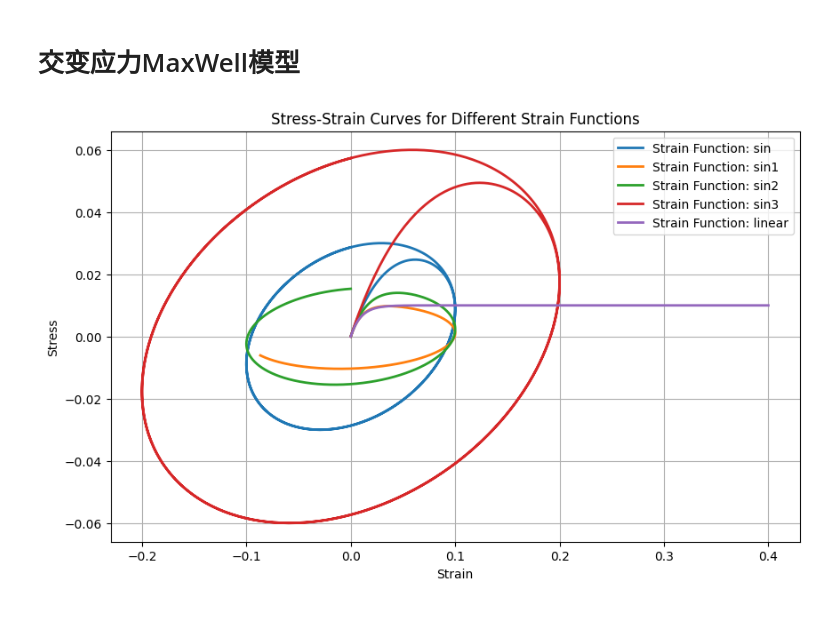
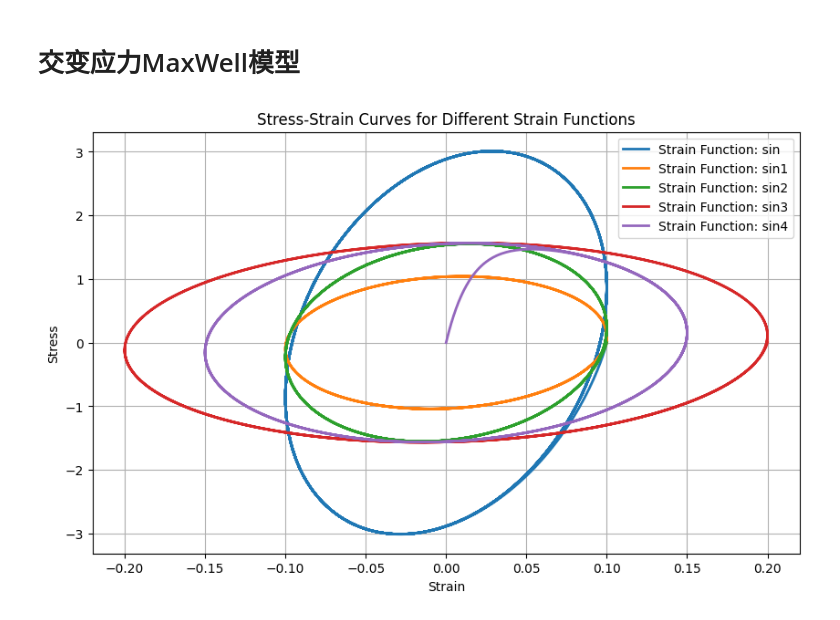
Before and after one commit to xiaolihuamao/Constitutive_Equation, a Jupyter notebook: stress_strain_fitting/data_generator.ipynb, the cells around one changed output. Saved outputs shown, nothing was run; the diff lists cells and outputs as text; code cells hidden in the pictures.

```diff
--- a/stress_strain_fitting/data_generator.ipynb
+++ b/stress_strain_fitting/data_generator.ipynb
@@ -215,33 +215,34 @@ def calc_stress(E, eta, strain_func, N, T):
     """
     time = np.linspace(0, T, N)  # 生成时间序列
     strain = strain_func(time)  # 根据应变函数生成应变序列
-
+    strain_rate=np.zeros(N)
     stress = np.zeros(N)  # 初始化应力序列
     for i in range(1, N):
         de = strain[i] - strain[i-1]  # 应变增量
         dt = time[i] - time[i-1]  # 时间增量
-        stress[i] = (1 - dt / (eta / E)) * stress[i-1] + E * de  # 计算应力
+        stress[i] = ((1 - dt / (eta / E)) * stress[i-1] + E * de)  # 计算应力
+        strain_rate[i]=de/dt
 
-    return time, strain, stress
+    return time, strain, stress*100,strain_rate
 
 # 定义不同的应变函数
 def strain_sin(time):
     """ 正弦应变函数 """
-    return epsilon_0 * np.sin(omega * time)
+    return epsilon_0 * np.cos(omega * time)
 
 def strain_sin1(time):
 
-   return epsilon_0 * np.sin(omega * time/3)
+   return epsilon_0 * np.cos(omega * time/3)
 
 def strain_sin2(time):
 
-    return epsilon_0 * np.sin(omega * time/2)
+    return epsilon_0 * np.cos(omega * time/2)
 def strain_sin3(time):
     """ 自定义应变函数（例如线性增加） """
-    return 2*epsilon_0 * np.sin(omega * time)
-def strain_linear(time):
-    """ 自定义应变函数（例如线性增加） """
-    return 2*epsilon_0 * time / (2 * np.pi / omega)
+    return 2*epsilon_0 * np.cos(omega * time/4)
+def strain_sin4(time):
+    """ 线性增加的应变函数 """
+    return 1.5*epsilon_0 * np.sin(omega * time/3)
 
 # 参数
 E = 1.0  # 弹性模量
@@ -249,7 +250,7 @@ eta = 0.1  # 粘性系数
 epsilon_0 = 0.1  # 最大应变
 omega = np.pi  # 角频率
 T = 2 * np.pi / omega  # 周期
-N = 1000  # 时间步数
+N = 2000  # 时间步数
 
 # 创建Excel写入器
 writer = pd.ExcelWriter('data/sin_maxwell_protocols_data.xlsx', engine='xlsxwriter')
@@ -257,39 +258,39 @@ writer = pd.ExcelWriter('data/sin_maxwell_protocols_data.xlsx', engine='xlsxwrit
 # 绘制应力-应变曲线
 plt.figure(figsize=(10, 6))
 
 # 定义应变函数列表
 strain_functions = [
     ("sin", strain_sin),
     ("sin1", strain_sin1),
     ("sin2", strain_sin2),
     ("sin3", strain_sin3),
-    ("linear",strain_linear)
+    ("sin4",strain_sin4)
 ]
-
+n=1
 for name, strain_func in strain_functions:
     # 计算应力-应变数据
-    time, strain, stress = calc_stress(E, eta, strain_func, N, 2 * T)
+    time, strain, stress,strain_rate = calc_stress(E, eta, strain_func, N, 10 * T)
 
     # 创建DataFrame
-    data = pd.DataFrame({'Time': time, 'Strain': strain, 'Stress': stress})
-
+    data = pd.DataFrame({'Time': time, 'Strain': strain, 'Stress': stress,'n':[n]*len(time),'Strain_rate':strain_rate})
+    n=n+1
     # 将数据写入Excel文件的不同工作簿
     data.to_excel(writer, sheet_name=name, index=False)
 
     # 绘制曲线
     plt.plot(strain, stress, label=f'Strain Function: {name}', linewidth=2)
 
 # 保存Excel文件
 writer.close()
 
 plt.xlabel('Strain')
 plt.ylabel('Stress')
 plt.title('Stress-Strain Curves for Different Strain Functions')
 plt.legend()
 plt.grid(True)
 plt.show()
 # %% [output]
-[figure, old version]
+[figure, new version]
 # %%
 # 读取Excel文件
 file_path = 'data/sin_maxwell_data.xlsx'
```
Also changed, not shown: parts of 1 cell of this notebook, 39 other files.
